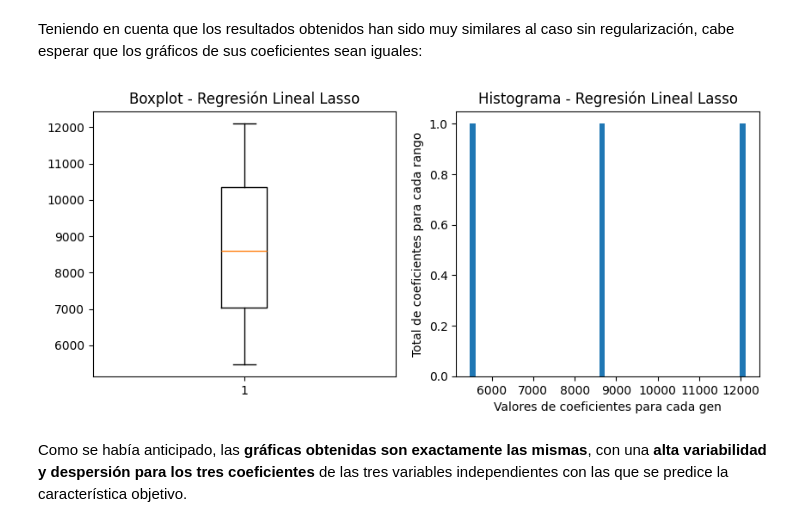
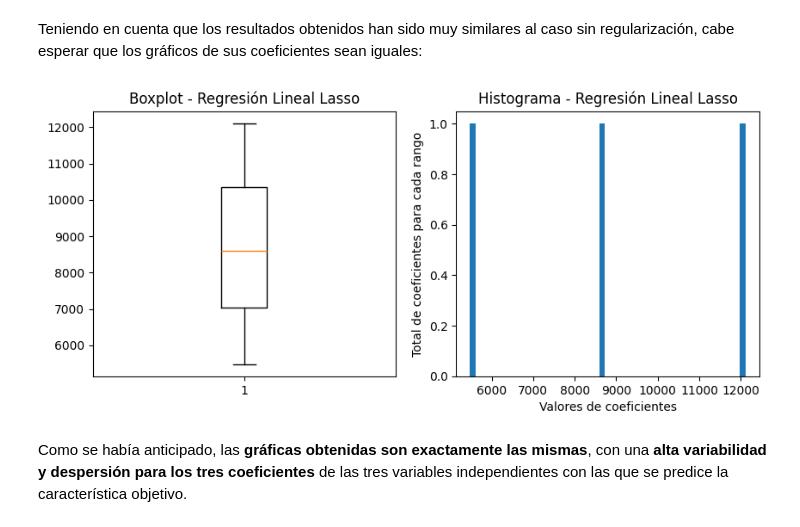
Before and after one commit to 4GeeksAcademy/regularized-linear-regression-python-project-tutorial-clara, a Jupyter notebook: src/explore.ipynb, the cells around one changed output. Saved outputs shown, nothing was run; the diff lists cells and outputs as text; code cells hidden in the pictures.

```diff
--- a/src/explore.ipynb
+++ b/src/explore.ipynb
@@ -529,22 +529,22 @@ Teniendo en cuenta que los resultados obtenidos han sido muy similares al caso s
 # %%
 # Se traza la figura para los gráficos:
 plt.figure(figsize=(10, 4));
 
 # Boxplot:
 plt.subplot(1, 2, 1);
 plt.boxplot(lineal_lasso_model.coef_);
 plt.title('Boxplot - Regresión Lineal Lasso');
 
 # Histograma:
 plt.subplot(1, 2, 2);
 plt.hist(lineal_lasso_model.coef_, int(round(np.sqrt(len(X_train_sc)), 0)));
-plt.xlabel('Valores de coeficientes para cada gen');
+plt.xlabel('Valores de coeficientes');
 plt.ylabel('Total de coeficientes para cada rango');
 plt.title('Histograma - Regresión Lineal Lasso');
 
 plt.show();
 # %% [output]
-[figure, old version]
+[figure, new version]
 # %% [markdown]
 Como se había anticipado, las **gráficas obtenidas son exactamente las mismas**, con una **alta variabilidad y despersión para los tres coeficientes** de las tres variables independientes con las que se predice la característica objetivo.
 # %% [markdown]
```
Also changed, not shown: parts of 4 cells of this notebook.
